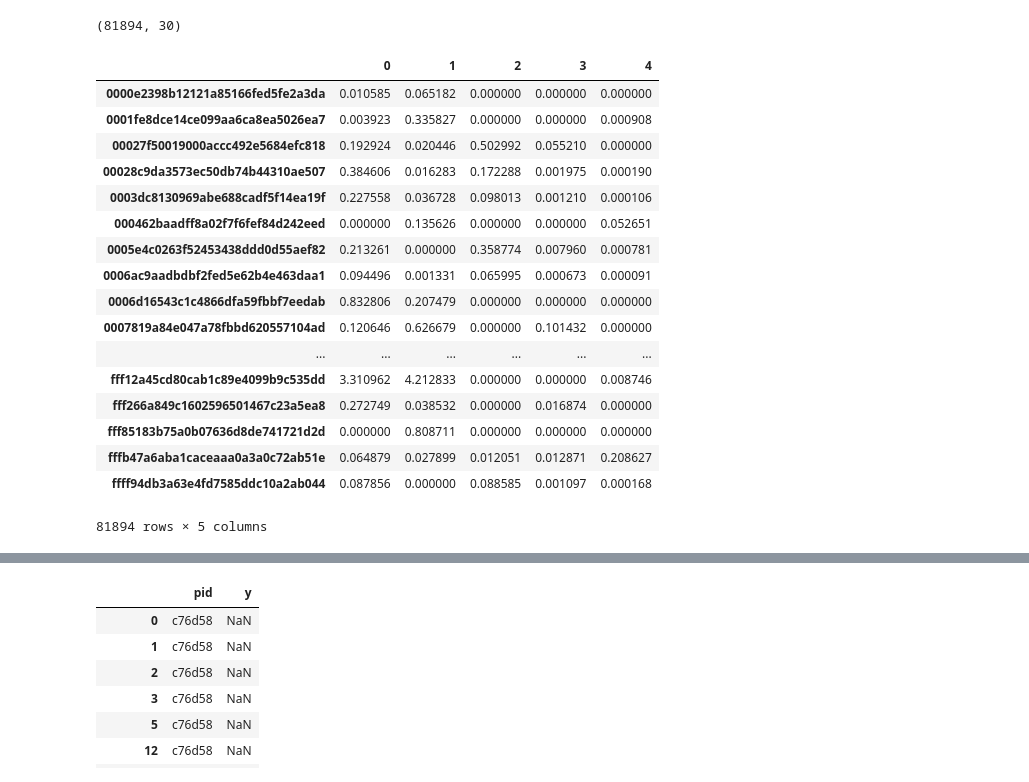
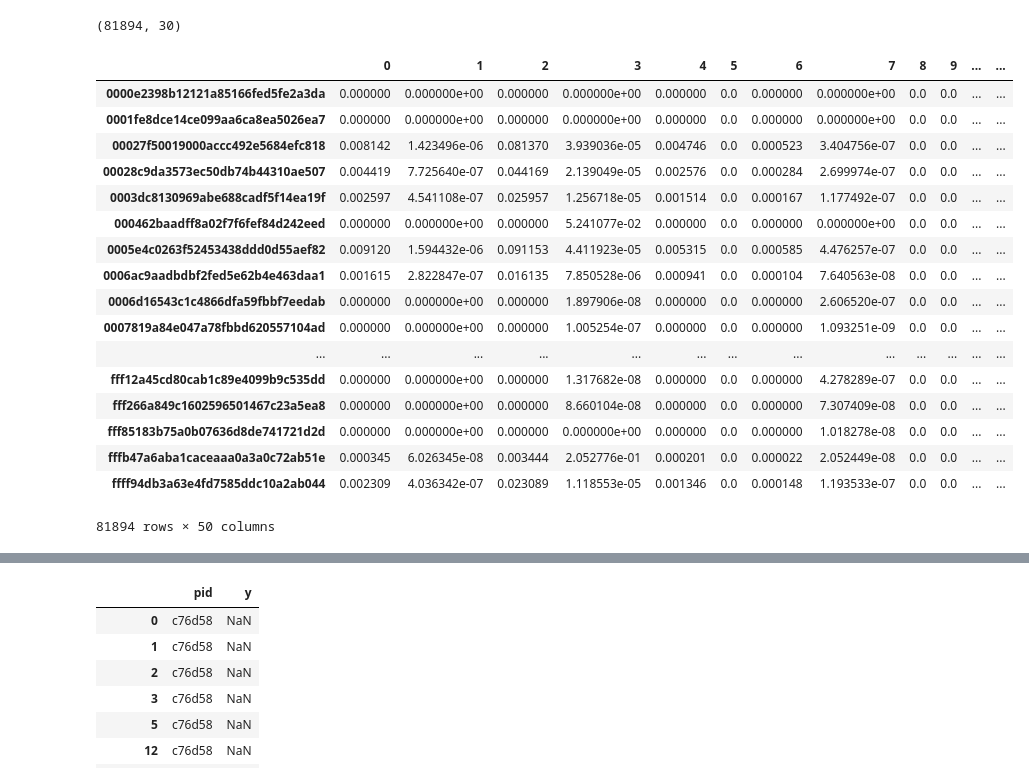
Before and after one commit to tychen5/Trend_TBrainAI, a Jupyter notebook: leo/Read_all_queryLog-Copy1.ipynb, the cells around one changed output, grey strips where cells are left out. Drawn from its saved outputs; the diff is of its cells as text; code cells hidden in the pictures.

```diff
--- a/leo/Read_all_queryLog-Copy1.ipynb
+++ b/leo/Read_all_queryLog-Copy1.ipynb
@@ -662,9 +662,11 @@ dfT.to_csv('history/dfCCC.csv')
 # %% [markdown]
 ## Read pickle to CSV
 # %%
-np_c30 = pd.read_pickle('../frank/info/pkl/mf_fid_cid_basis.pkl')
-np_c15 = pd.read_pickle('../frank/info/pkl/mf_fid_cid_basis_15.pkl')
-np_p5 = pd.read_pickle('../frank/info/pkl/mf_fid_pid_basis.pkl')
+# np_c30 = pd.read_pickle('../frank/info/pkl/mf_fid_cid_basis.pkl')
+# np_c15 = pd.read_pickle('../frank/info/pkl/mf_fid_cid_basis_15.pkl')
+# np_p5 = pd.read_pickle('../frank/info/pkl/mf_fid_pid_basis.pkl')
+np_p10 = pd.read_pickle('../frank/info/pkl/mf_fid_pid_basis.pkl.10')
+np_c50=pd.read_pickle('../frank/info/pkl/mf_fid_cid_basis.pkl.50')
 i2f = pd.read_pickle('../frank/info/pkl/id_fid.pkl')
 # %%
 # i2f
@@ -692,31 +694,31 @@ i2f = pd.read_pickle('../frank/info/pkl/id_fid.pkl')
 # %% [output]
 (81894, 30)
 # %%
-df= pd.DataFrame(np_p5)
+df= pd.DataFrame(np_c50)
 df = df.rename(index=i2f)
 # df.to_csv('csv/MF_cid30.csv')
 # df.to_csv('csv/MF_cid15.csv')
-df.to_csv('csv/MF_pid5.csv')
+df.to_csv('csv/MF_cid50.csv')
 df
 # %% [output]
-|  | 0 | 1 | 2 | 3 | 4 |
-| 0000e2398b12121a85166fed5fe2a3da | 0.010585 | 0.065182 | 0.000000 | 0.000000 | 0.000000 |
-| 0001fe8dce14ce099aa6ca8ea5026ea7 | 0.003923 | 0.335827 | 0.000000 | 0.000000 | 0.000908 |
-| 00027f50019000accc492e5684efc818 | 0.192924 | 0.020446 | 0.502992 | 0.055210 | 0.000000 |
-| 00028c9da3573ec50db74b44310ae507 | 0.384606 | 0.016283 | 0.172288 | 0.001975 | 0.000190 |
-| 0003dc8130969abe688cadf5f14ea19f | 0.227558 | 0.036728 | 0.098013 | 0.001210 | 0.000106 |
-| 000462baadff8a02f7f6fef84d242eed | 0.000000 | 0.135626 | 0.000000 | 0.000000 | 0.052651 |
-| 0005e4c0263f52453438ddd0d55aef82 | 0.213261 | 0.000000 | 0.358774 | 0.007960 | 0.000781 |
-| 0006ac9aadbdbf2fed5e62b4e463daa1 | 0.094496 | 0.001331 | 0.065995 | 0.000673 | 0.000091 |
-| 0006d16543c1c4866dfa59fbbf7eedab | 0.832806 | 0.207479 | 0.000000 | 0.000000 | 0.000000 |
-| 0007819a84e047a78fbbd620557104ad | 0.120646 | 0.626679 | 0.000000 | 0.101432 | 0.000000 |
-| ... | ... | ... | ... | ... | ... |
-| fff12a45cd80cab1c89e4099b9c535dd | 3.310962 | 4.212833 | 0.000000 | 0.000000 | 0.008746 |
-| fff266a849c1602596501467c23a5ea8 | 0.272749 | 0.038532 | 0.000000 | 0.016874 | 0.000000 |
-| fff85183b75a0b07636d8de741721d2d | 0.000000 | 0.808711 | 0.000000 | 0.000000 | 0.000000 |
-| fffb47a6aba1caceaaa0a3a0c72ab51e | 0.064879 | 0.027899 | 0.012051 | 0.012871 | 0.208627 |
-| ffff94db3a63e4fd7585ddc10a2ab044 | 0.087856 | 0.000000 | 0.088585 | 0.001097 | 0.000168 |
+|  | 0 | 1 | 2 | 3 | 4 | 5 | 6 | 7 | 8 | 9 | ... | ... |
+| 0000e2398b12121a85166fed5fe2a3da | 0.000000 | 0.000000e+00 | 0.000000 | 0.000000e+00 | 0.000000 | 0.0 | 0.000000 | 0.000000e+00 | 0.0 | 0.0 | ... | ... |
+| 0001fe8dce14ce099aa6ca8ea5026ea7 | 0.000000 | 0.000000e+00 | 0.000000 | 0.000000e+00 | 0.000000 | 0.0 | 0.000000 | 0.000000e+00 | 0.0 | 0.0 | ... | ... |
+| 00027f50019000accc492e5684efc818 | 0.008142 | 1.423496e-06 | 0.081370 | 3.939036e-05 | 0.004746 | 0.0 | 0.000523 | 3.404756e-07 | 0.0 | 0.0 | ... | ... |
+| 00028c9da3573ec50db74b44310ae507 | 0.004419 | 7.725640e-07 | 0.044169 | 2.139049e-05 | 0.002576 | 0.0 | 0.000284 | 2.699974e-07 | 0.0 | 0.0 | ... | ... |
+| 0003dc8130969abe688cadf5f14ea19f | 0.002597 | 4.541108e-07 | 0.025957 | 1.256718e-05 | 0.001514 | 0.0 | 0.000167 | 1.177492e-07 | 0.0 | 0.0 | ... | ... |
+| 000462baadff8a02f7f6fef84d242eed | 0.000000 | 0.000000e+00 | 0.000000 | 5.241077e-02 | 0.000000 | 0.0 | 0.000000 | 0.000000e+00 | 0.0 | 0.0 | ... | ... |
+| 0005e4c0263f52453438ddd0d55aef82 | 0.009120 | 1.594432e-06 | 0.091153 | 4.411923e-05 | 0.005315 | 0.0 | 0.000585 | 4.476257e-07 | 0.0 | 0.0 | ... | ... |
+| 0006ac9aadbdbf2fed5e62b4e463daa1 | 0.001615 | 2.822847e-07 | 0.016135 | 7.850528e-06 | 0.000941 | 0.0 | 0.000104 | 7.640563e-08 | 0.0 | 0.0 | ... | ... |
+| 0006d16543c1c4866dfa59fbbf7eedab | 0.000000 | 0.000000e+00 | 0.000000 | 1.897906e-08 | 0.000000 | 0.0 | 0.000000 | 2.606520e-07 | 0.0 | 0.0 | ... | ... |
+| 0007819a84e047a78fbbd620557104ad | 0.000000 | 0.000000e+00 | 0.000000 | 1.005254e-07 | 0.000000 | 0.0 | 0.000000 | 1.093251e-09 | 0.0 | 0.0 | ... | ... |
+| ... | ... | ... | ... | ... | ... | ... | ... | ... | ... | ... | ... | ... |
+| fff12a45cd80cab1c89e4099b9c535dd | 0.000000 | 0.000000e+00 | 0.000000 | 1.317682e-08 | 0.000000 | 0.0 | 0.000000 | 4.278289e-07 | 0.0 | 0.0 | ... | ... |
+| fff266a849c1602596501467c23a5ea8 | 0.000000 | 0.000000e+00 | 0.000000 | 8.660104e-08 | 0.000000 | 0.0 | 0.000000 | 7.307409e-08 | 0.0 | 0.0 | ... | ... |
+| fff85183b75a0b07636d8de741721d2d | 0.000000 | 0.000000e+00 | 0.000000 | 0.000000e+00 | 0.000000 | 0.0 | 0.000000 | 1.018278e-08 | 0.0 | 0.0 | ... | ... |
+| fffb47a6aba1caceaaa0a3a0c72ab51e | 0.000345 | 6.026345e-08 | 0.003444 | 2.052776e-01 | 0.000201 | 0.0 | 0.000022 | 2.052449e-08 | 0.0 | 0.0 | ... | ... |
+| ffff94db3a63e4fd7585ddc10a2ab044 | 0.002309 | 4.036342e-07 | 0.023089 | 1.118553e-05 | 0.001346 | 0.0 | 0.000148 | 1.193533e-07 | 0.0 | 0.0 | ... | ... |
-81894 rows × 5 columns
+81894 rows × 50 columns
 # %%
 df
 # %% [output]
```
Also changed, not shown: 5 other files.
